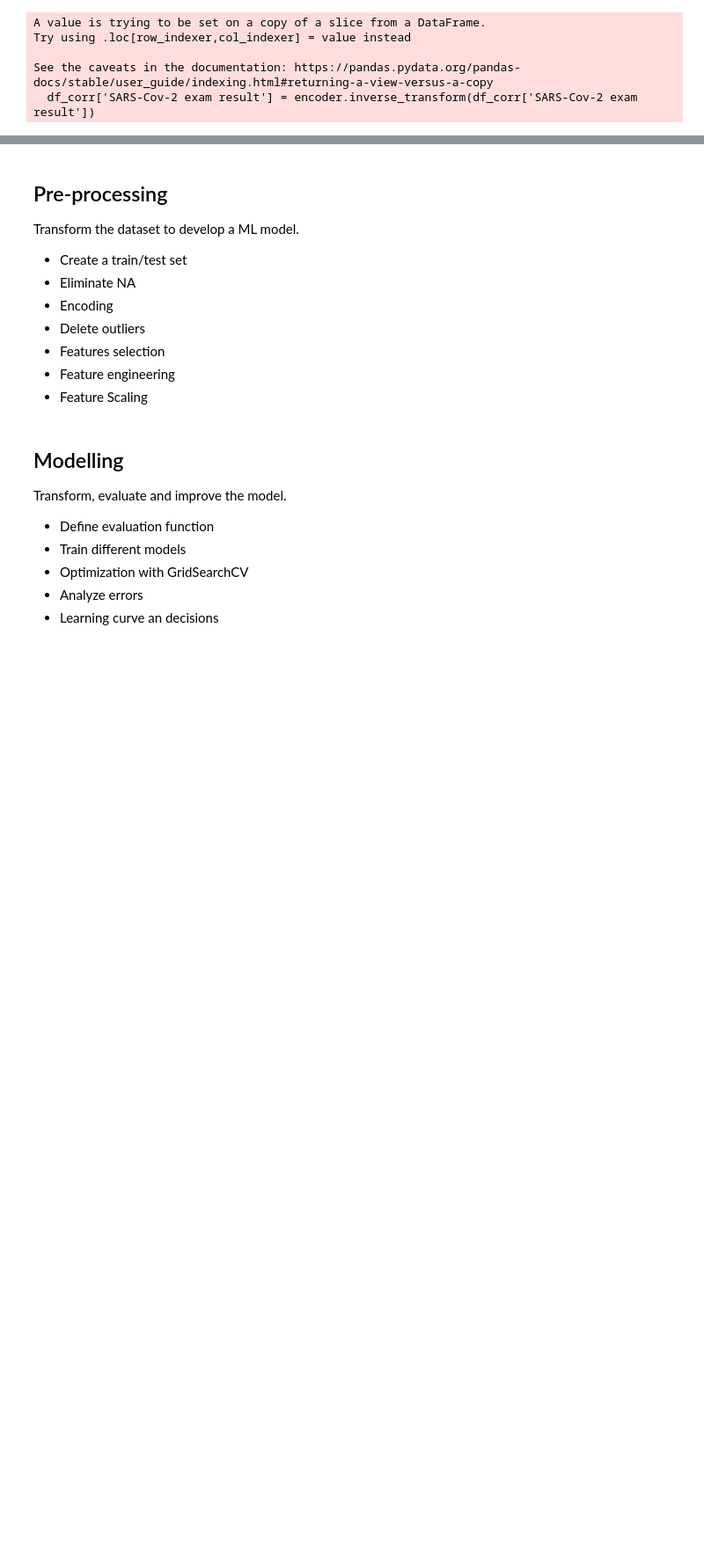
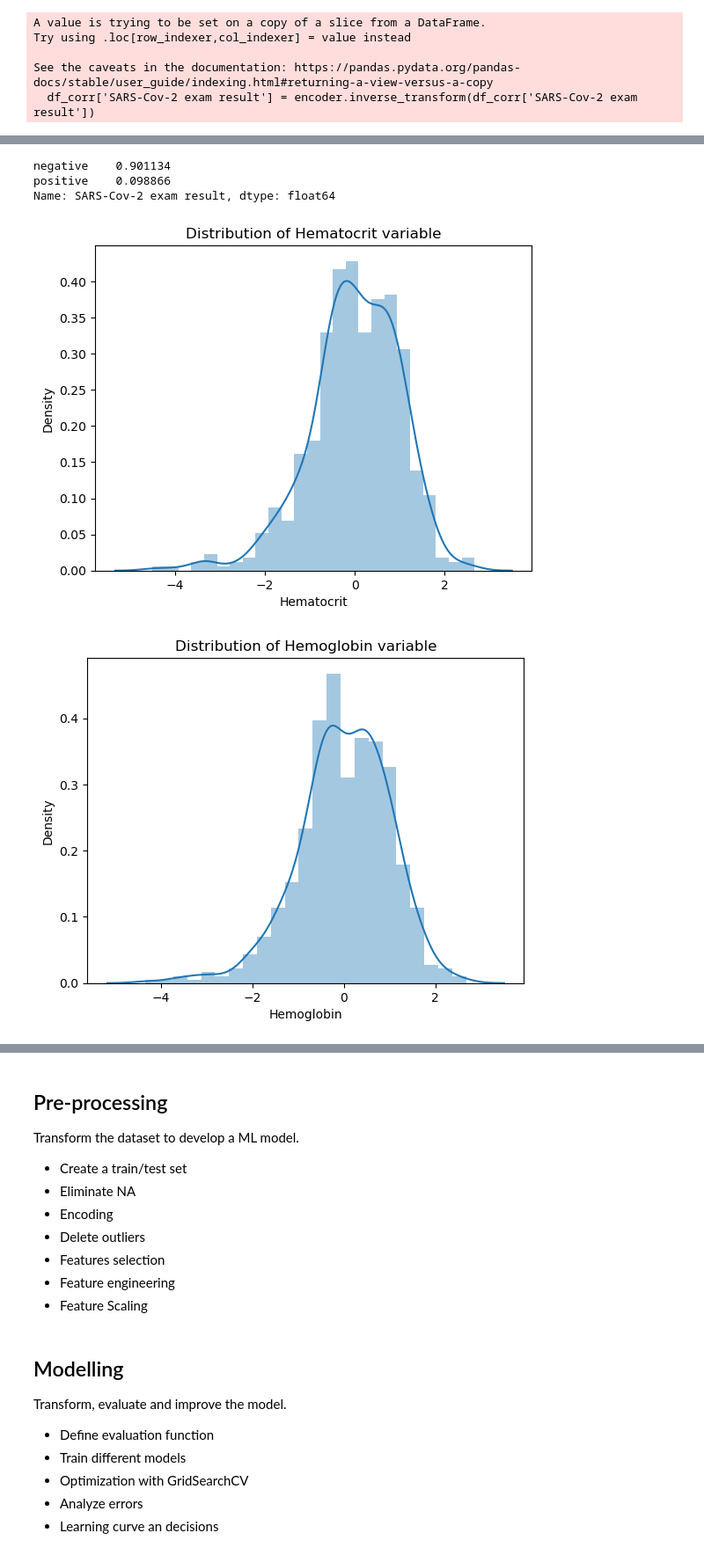
Before and after one commit to AugustinCablant/Learning-ML, a Jupyter notebook: MACHINE LEARNING/projet_covid.ipynb, the cells around one changed output, grey strips where cells are left out. Shown at 88% size. Cells and saved outputs as stored; diff of their text form; code cells hidden in the pictures; blank space fills up the shorter version.

```diff
--- a/MACHINE LEARNING/projet_covid.ipynb
+++ b/MACHINE LEARNING/projet_covid.ipynb
@@ -116,0 +152,18 @@ See the caveats in the documentation: https://pandas.pydata.org/pandas-docs/stab
+# %%
+# Look at target column (10% of positive case)
+df['SARS-Cov-2 exam result'].value_counts(normalize=True)
+# %% [output]
+negative    0.901134
+positive    0.098866
+Name: SARS-Cov-2 exam result, dtype: float64
+# %%
+# histogram of continuous variables
+
+for col in df.select_dtypes('float'):
+    plt.figure()
+    sns.distplot(df[col])
+    plt.title(f'Distribution of {col} variable')
+    plt.show()
+# %% [output]
+[figure, added]
+[figure, added]
```
Also changed, not shown: parts of 12 cells of this notebook.
